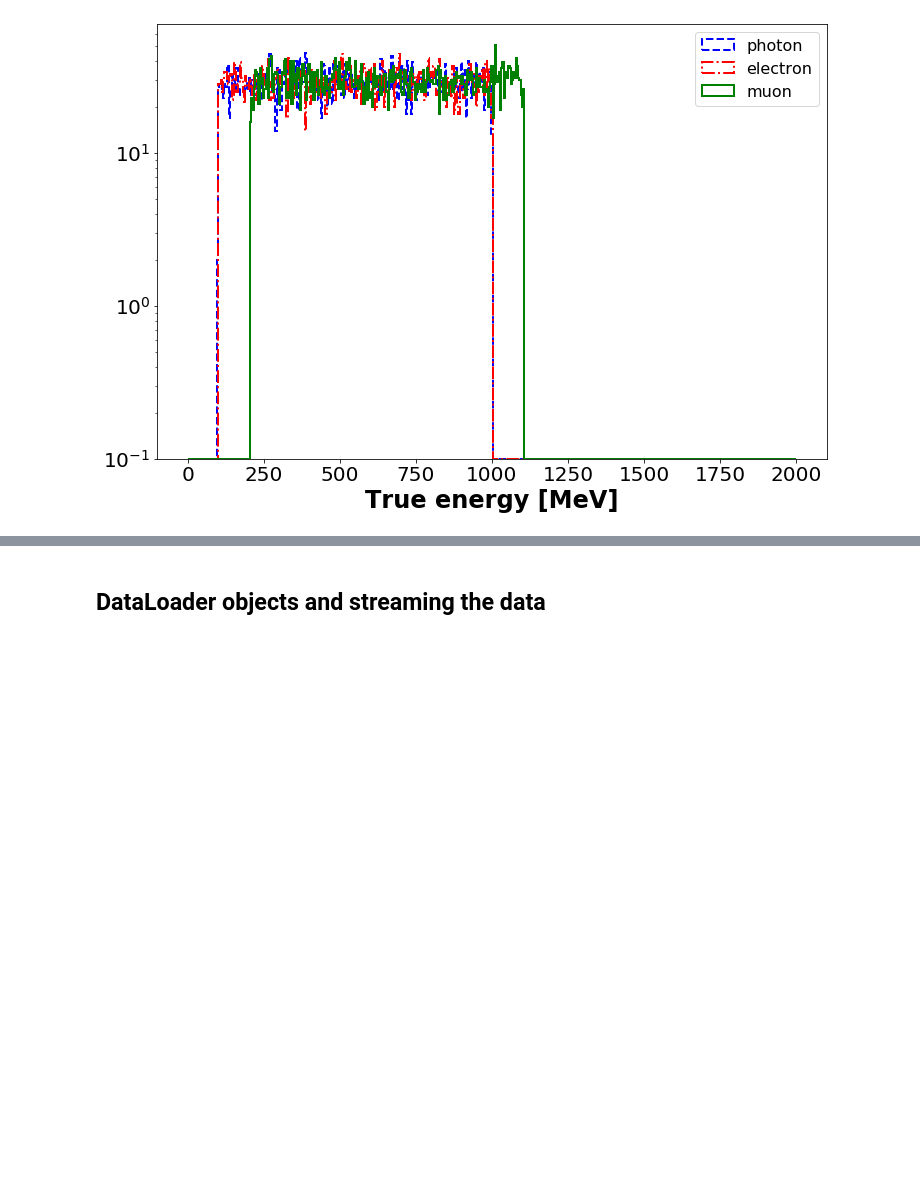
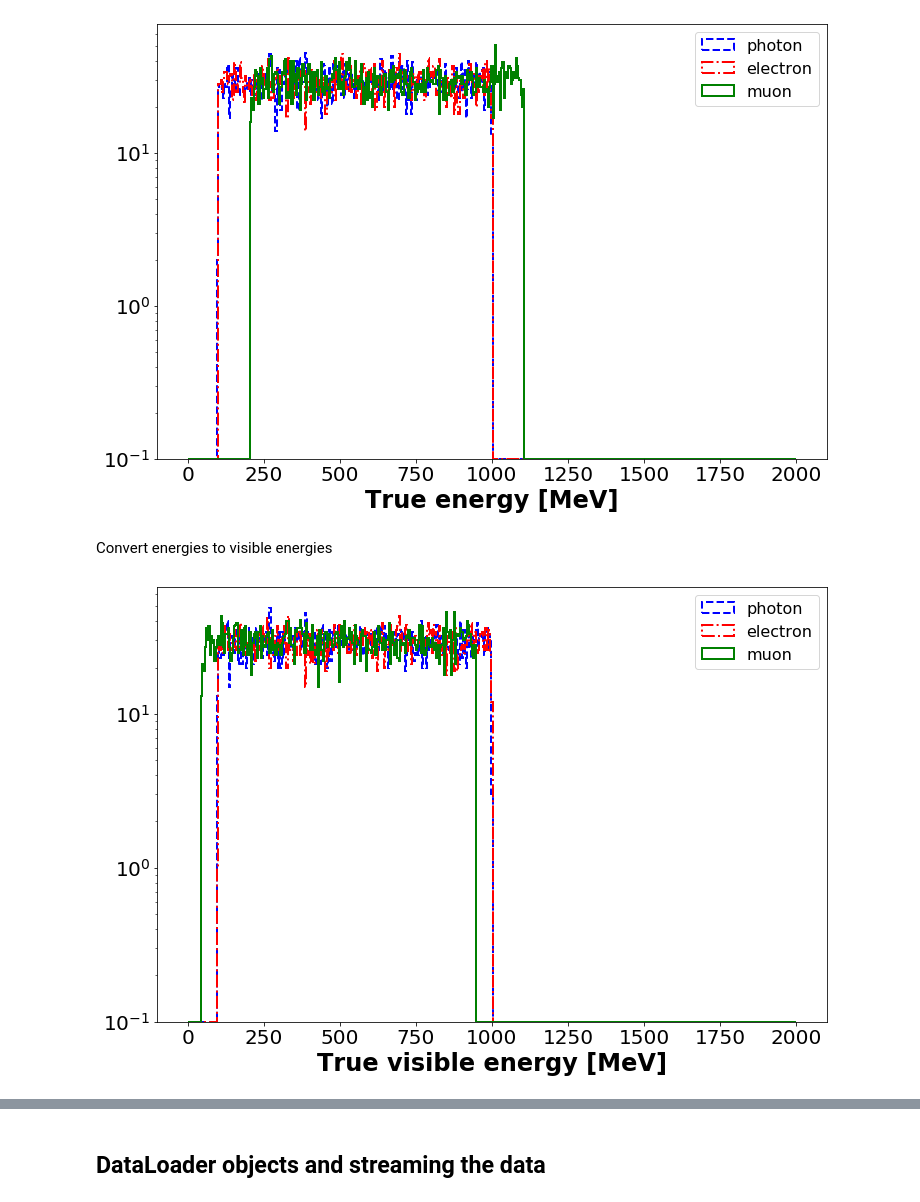
Before and after one commit to wfedorko/TRISEP_ML_tutorial, a Jupyter notebook: notebooks/Data_Exploration_And_Streaming.ipynb, the cells around one changed output, grey strips where cells are left out. Drawn from its saved outputs; the diff is of its cells as text; code cells hidden in the pictures; blank space fills up the shorter version.

```diff
--- a/notebooks/Data_Exploration_And_Streaming.ipynb
+++ b/notebooks/Data_Exploration_And_Streaming.ipynb
@@ -380,3 +380,5 @@ ax.legend(prop={'size': 16})
 plt.show()
 # %% [output]
 [figure]
+# %% [markdown]
+Convert energies to visible energies
@@ -383,2 +425,32 @@ plt.show()
+# %%
+fig, ax = plt.subplots(figsize=(12,8),facecolor="w")
+
+ax.tick_params(axis="both", labelsize=20)
+
+bins_etrue=np.linspace(0.0,2000.0,500)
+values, bins, patches = ax.hist(e_vis_gamma,
+                                bins=bins_etrue,
+                                label= 'photon', color='blue', linestyle='--', linewidth=2,
+                                log=True,
+                                histtype='step')
+
+values, bins, patches = ax.hist(e_vis_e,
+                                bins=bins_etrue,
+                                label= 'electron', color='red', linestyle='-.', linewidth=2,
+                                log=True,
+                                histtype='step')
+
+values, bins, patches = ax.hist(e_vis_mu,
+                                bins=bins_etrue,
+                                label= 'muon', color='green', linewidth=2,
+                                log=True,
+                                histtype='step')
+ax.set_xlabel('True visible energy [MeV]',fontweight='bold',fontsize=24,color='black')
+
+ax.legend(prop={'size': 16})
+
+plt.show()
+# %% [output]
+[figure, added]
 # %%
 fig, ax = plt.subplots(figsize=(12,8),facecolor="w")
```
Also changed, not shown: parts of 8 cells of this notebook, 10 other files.
